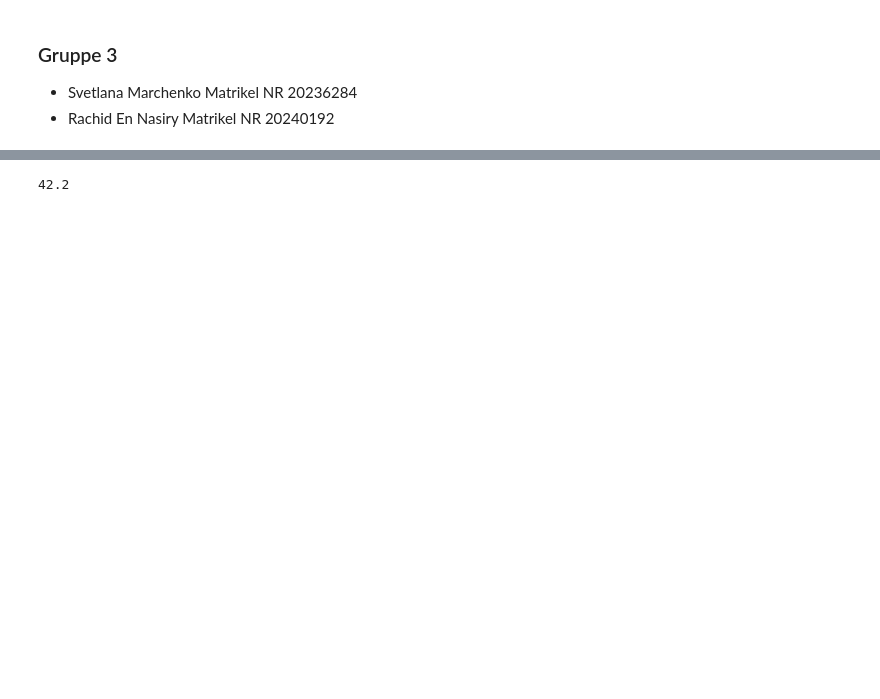
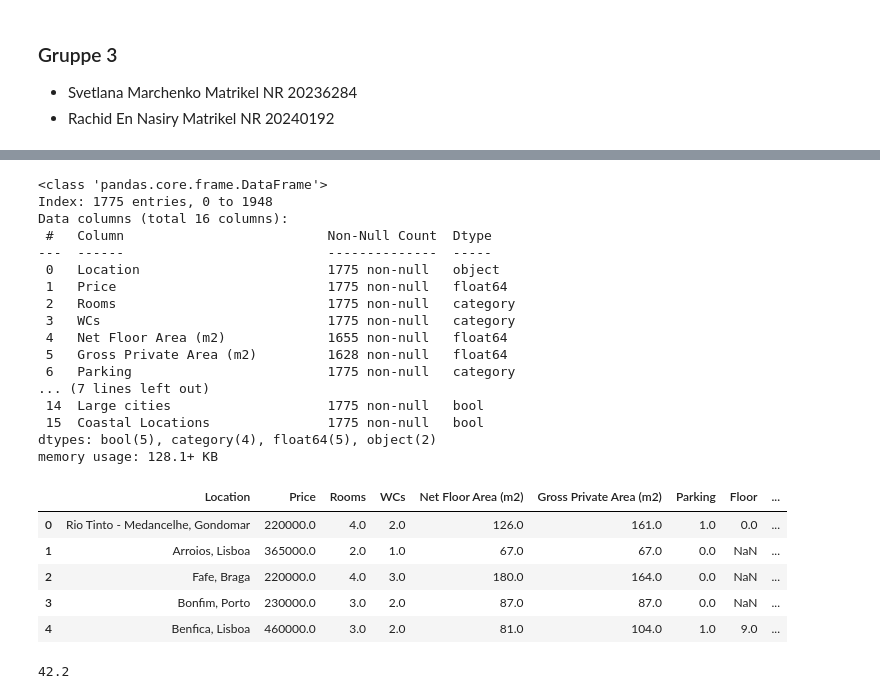
Before and after one commit to svetasta/Aufgabe2ML2024, a Jupyter notebook: DataPreproceeding.ipynb, the cells around one changed output, grey strips where cells are left out. Saved outputs shown, nothing was run; the diff lists cells and outputs as text; code cells hidden in the pictures; blank space fills up the shorter version.

```diff
--- a/DataPreproceeding.ipynb
+++ b/DataPreproceeding.ipynb
@@ -60,0 +133,3 @@ memory usage: 177.1+ KB
+# %%
+df_Copy.dropna(subset=['Price'], how='all', inplace=True)
+df_Copy.info()
@@ -60,0 +169,9 @@ memory usage: 177.1+ KB
+# %%
+
+# Fill missing values in the 'WCs' column with 1, assuming that every apartment has at least one bathroom.
+df_Copy = df_Copy.fillna({'WCs': 1})
+
+# Fill missing values in the 'Parking' column with 0, assuming that if parking is not mentioned, it means there is no parking available.
+df_Copy = df_Copy.fillna({'Parking': 0})
+
+df_Copy.info()
@@ -60,0 +200,4 @@ memory usage: 177.1+ KB
+# %%
+
+# Remove rows where both values of two specified columns are NaN
+df_Copy.dropna(subset=['Net Floor Area (m2)', 'Rooms'], how='all', inplace=True)
@@ -88,0 +296,21 @@ memory usage: 177.1+ KB
+# %%
+
+# Function to approximate price to the nearest ten thousand
+def approximate_price(price):
+    price_ap = price
+    return round(price_ap / 10000) * 10000
+median_area_by_group = df_Copy.groupby(['Rooms', 'Price', 'Location'])['Net Floor Area (m2)'].median()
+# Function to impute missing values in 'Net Floor Area (m2)' based on approximate prices
+def impute_area(row):
+    if pd.isnull(row['Net Floor Area (m2)']):
+        # Approximate the price to the nearest ten thousand
+        approx_price = approximate_price(row['Price'])
+
+        # Retrieve mean area value for the corresponding group
+        median_area = median_area_by_group.get((row['Rooms'], approx_price, row['Location']))
+        if median_area is not None:
+            return median_area
+    return row['Net Floor Area (m2)']
+
+# Apply the imputation function to the DataFrame
+df_Copy['Net Floor Area (m2)'] = df_Copy.apply(impute_area, axis=1)
@@ -89,3 +337,34 @@ memory usage: 177.1+ KB
+# %%
+
+
+selected_columns = ['Rooms','WCs', 'Parking' , 'Floor']
+df_Copy [selected_columns]= df_Copy[selected_columns].astype('category')
+df_Copy.info()
+df_Copy.head()
+# %% [output]
+<class 'pandas.core.frame.DataFrame'>
+Index: 1775 entries, 0 to 1948
+Data columns (total 16 columns):
+ #   Column                          Non-Null Count  Dtype
+---  ------                          --------------  -----
+ 0   Location                        1775 non-null   object
+ 1   Price                           1775 non-null   float64
+ 2   Rooms                           1775 non-null   category
+ 3   WCs                             1775 non-null   category
+ 4   Net Floor Area (m2)             1655 non-null   float64
+ 5   Gross Private Area (m2)         1628 non-null   float64
+ 6   Parking                         1775 non-null   category
+... (7 lines left out)
+ 14  Large cities                    1775 non-null   bool
+ 15  Coastal Locations               1775 non-null   bool
+dtypes: bool(5), category(4), float64(5), object(2)
+memory usage: 128.1+ KB
+|  | Location | Price | Rooms | WCs | Net Floor Area (m2) | Gross Private Area (m2) | Parking | Floor | ... |
+| 0 | Rio Tinto - Medancelhe, Gondomar | 220000.0 | 4.0 | 2.0 | 126.0 | 161.0 | 1.0 | 0.0 | ... |
+| 1 | Arroios, Lisboa | 365000.0 | 2.0 | 1.0 | 67.0 | 67.0 | 0.0 | NaN | ... |
+| 2 | Fafe, Braga | 220000.0 | 4.0 | 3.0 | 180.0 | 164.0 | 0.0 | NaN | ... |
+| 3 | Bonfim, Porto | 230000.0 | 3.0 | 2.0 | 87.0 | 87.0 | 0.0 | NaN | ... |
+| 4 | Benfica, Lisboa | 460000.0 | 3.0 | 2.0 | 81.0 | 104.0 | 1.0 | 9.0 | ... |
 # %%
 df_Copy['Median Age'].min()
 # %% [output]
```
Also changed, not shown: parts of 20 cells of this notebook.
